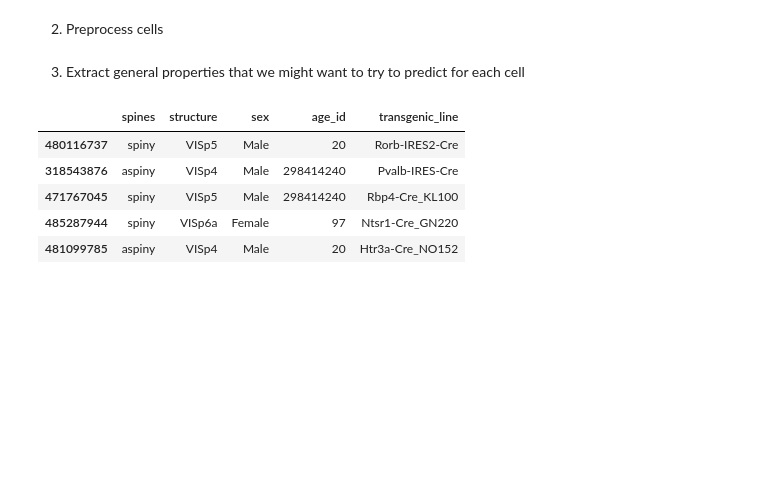
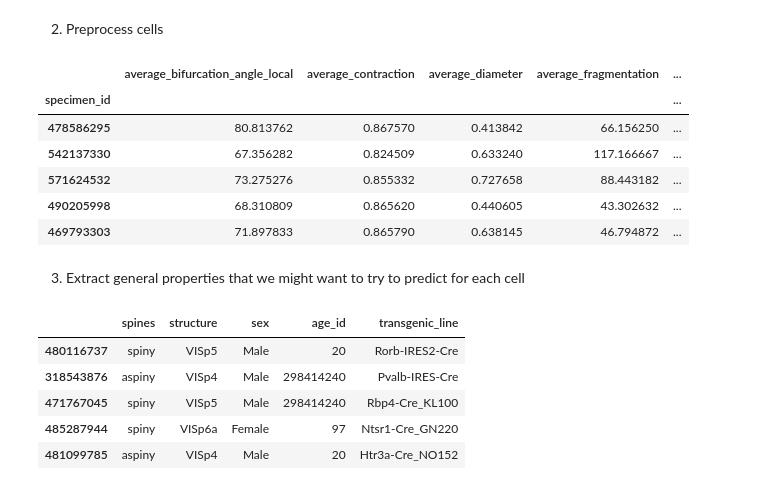
Before and after one commit to davidhbrann/CompClub-sklearn, a Jupyter notebook: 1_allen_cellTypes.ipynb, the cells around one changed output. Cells and saved outputs as stored; diff of their text form; code cells hidden in the pictures; blank space fills up the shorter version.

```diff
--- a/1_allen_cellTypes.ipynb
+++ b/1_allen_cellTypes.ipynb
@@ -30,20 +32,29 @@ cells = ctc.get_cells()
 # %%
 filter_frame = lambda frame, str : frame.drop(list(frame.filter(regex = str)), axis = 1)
 # get ephys features for recorded cells
 ephys_features = ctc.get_ephys_features(dataframe=True)
 ef_df = ephys_features.drop(['has_delay'], axis=1)
 ef_df.set_index('specimen_id', inplace=True)
 ef_df = filter_frame(ef_df, 'id')
 ef_df.head()
 # get morphology features for reconstructed cells
 morphology_features = ctc.get_morphology_features(dataframe=True)
 mf_df = morphology_features.drop(
     ['average_bifurcation_angle_remote', 'hausdorff_dimension'], axis=1)
 mf_df = filter_frame(mf_df, 'scale_factor')
 mf_df.set_index('specimen_id', inplace=True)
 mf_df = filter_frame(mf_df, 'id')
 # or download both morphology and ephys features at the same time
 # all_features = ctc.get_all_features(dataframe=True, require_reconstruction=True)
+mf_df.head()
+# %% [output]
+|  | average_bifurcation_angle_local | average_contraction | average_diameter | average_fragmentation | ... |
+| specimen_id |  |  |  |  | ... |
+| 478586295 | 80.813762 | 0.867570 | 0.413842 | 66.156250 | ... |
+| 542137330 | 67.356282 | 0.824509 | 0.633240 | 117.166667 | ... |
+| 571624532 | 73.275276 | 0.855332 | 0.727658 | 88.443182 | ... |
+| 490205998 | 68.310809 | 0.865620 | 0.440605 | 43.302632 | ... |
+| 469793303 | 71.897833 | 0.865790 | 0.638145 | 46.794872 | ... |
 # %% [markdown]
 3) Extract general properties that we might want to try to predict for each cell
 # %%
```
Also changed, not shown: parts of 11 cells of this notebook, 1 other file.
